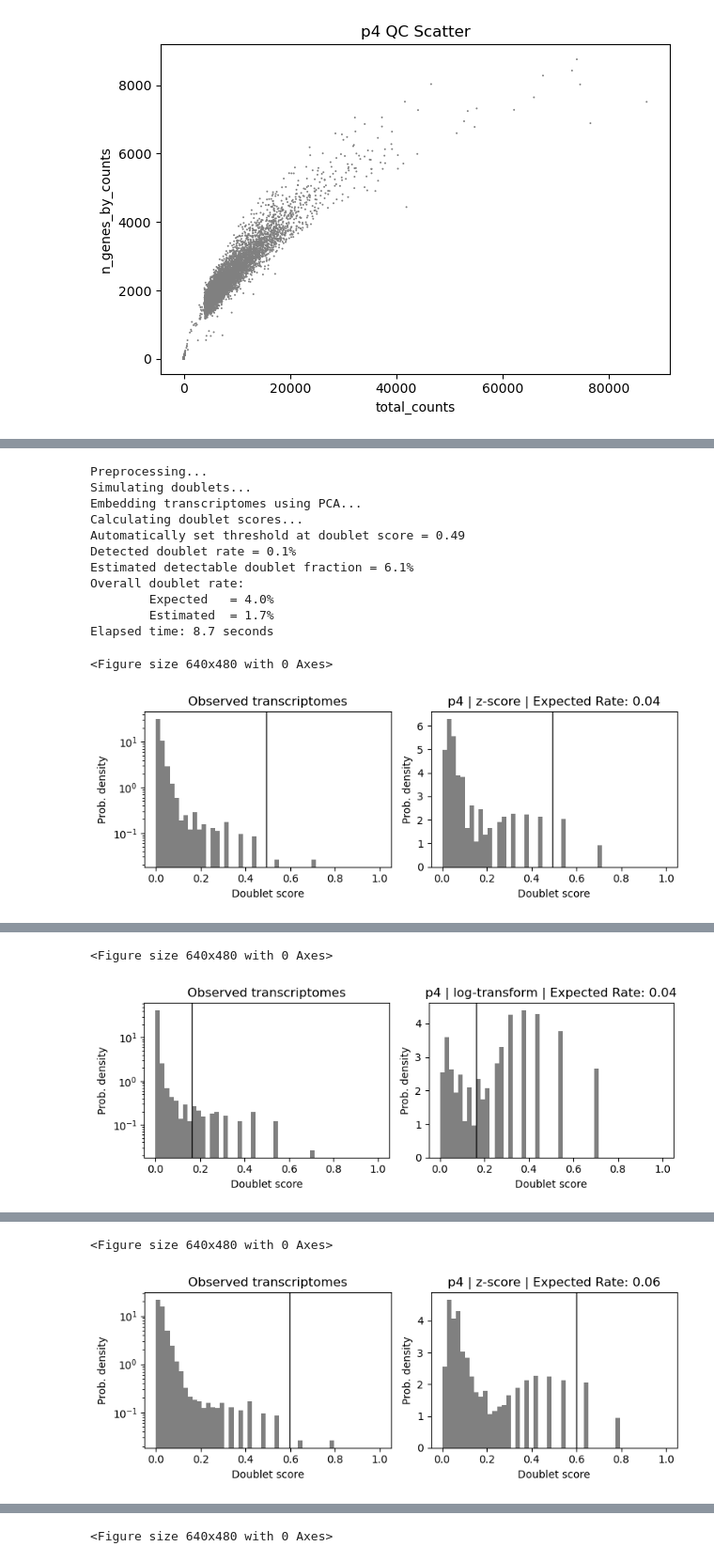
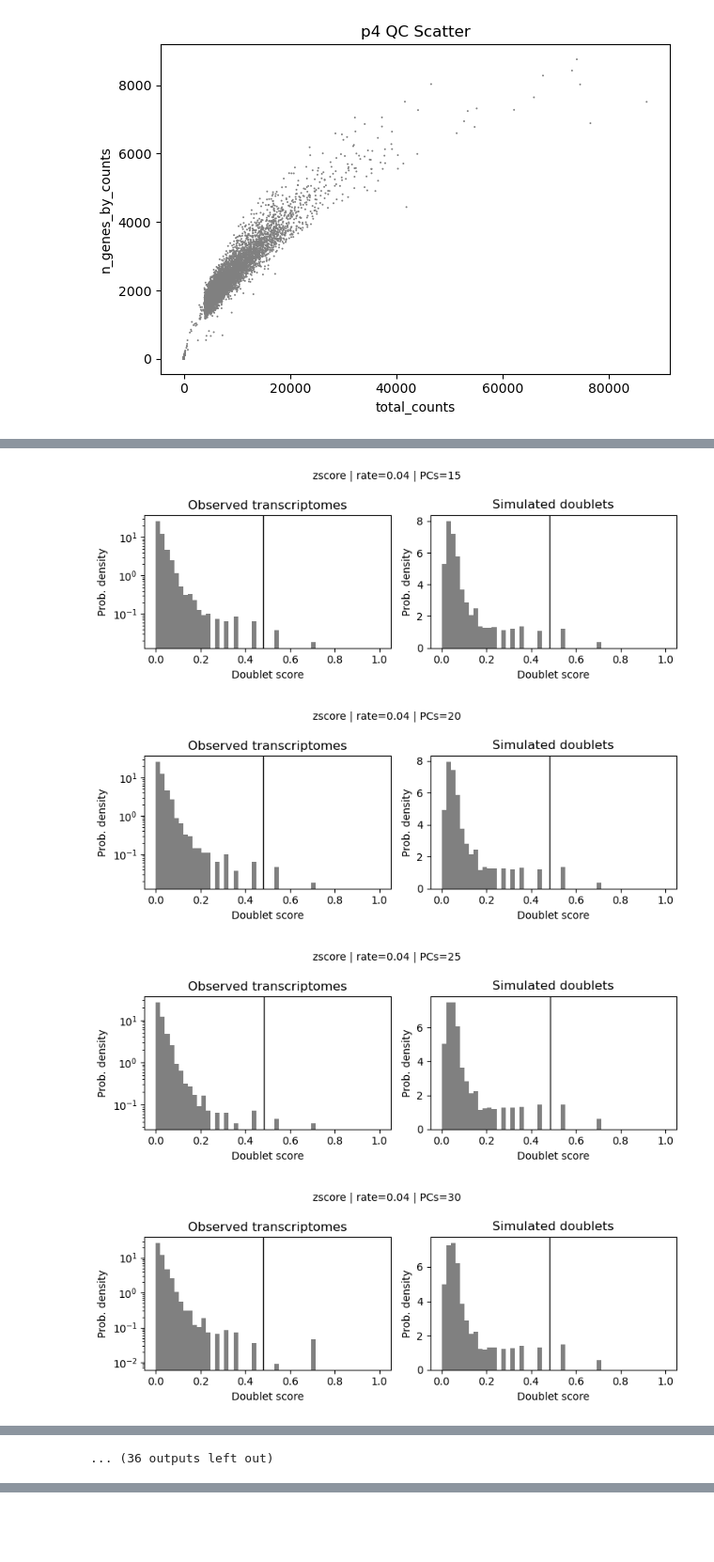
Before and after one commit to hunyei/combined_samples, a Jupyter notebook: p4/notebook/03_filtering_combining_samples.ipynb, the cells around one changed output, grey strips where cells are left out. Shown at 94% size. Saved outputs shown, nothing was run; the diff lists cells and outputs as text; code cells hidden in the pictures; blank space fills up the shorter version.

```diff
--- a/p4/notebook/03_filtering_combining_samples.ipynb
+++ b/p4/notebook/03_filtering_combining_samples.ipynb
@@ -56,39 +74,36 @@ sc.pp.filter_genes(p4_adata_egfp, min_cells=3)
 # %%
-#scrublet
-expected_rates = [0.04, 0.06, 0.08, 0.10]
-methods = ['zscore', 'log']
+adata = p4_adata_egfp
+expected_rates = (0.04, 0.06, 0.08, 0.10)
+pcs_list       = (15, 20, 25, 30, 35, 40)
+methods        = ('zscore', 'log')
+seed           = 13
+# --------------
 
-for name, adata in adatas.items():
-    counts_matrix = adata.X.copy()
-    if not isinstance(counts_matrix, np.ndarray):
-        counts_matrix = counts_matrix.toarray()
+M = adata.X if sparse.isspmatrix_csr(adata.X) else adata.X.tocsr()
+np.random.seed(seed)
 
-    for expected_rate in expected_rates:
-        for method in methods:
-            if method == 'zscore':
-                scrub = scr.Scrublet(counts_matrix, expected_doublet_rate=expected_rate)
-                doublet_scores, predicted_doublets = scrub.scrub_doublets(
-                    n_prin_comps=30,
-                    mean_center=True,
-                    normalize_variance=True,
-                    log_transform=False
+for method in methods:
+    for rate in expected_rates:
+        for pcs in pcs_list:
+            with redirect_stdout(io.StringIO()), redirect_stderr(io.StringIO()):
+                scrub = scr.Scrublet(M, expected_doublet_rate=rate)
+                scores, preds = scrub.scrub_doublets(
+                    n_prin_comps=pcs,
+                    mean_center=(method == 'zscore'),
+                    normalize_variance=(method == 'zscore'),
+                    log_transform=(method == 'log')
                 )
-                title = f"{name} | z-score | Expected Rate: {expected_rate}"
 
-            elif method == 'log':
-                scrub = scr.Scrublet(counts_matrix, expected_doublet_rate=expected_rate)
-                doublet_scores, predicted_doublets = scrub.scrub_doublets(
-                    n_prin_comps=30,
-                    mean_center=False,
-                    normalize_variance=False,
-                    log_transform=True
-                )
-                title = f"{name} | log-transform | Expected Rate: {expected_rate}"
+            # Let Scrublet create its own two-panel figure (observed + simulated)
+            scrub.plot_histogram()
 
-            # Show histogram for inspection
-            plt.figure()
-            scrub.plot_histogram()
-            plt.title(title)
+            # Add a concise descriptor to that figure
+            fig = plt.gcf()
+            fig.suptitle(f"{method} | rate={rate} | PCs={pcs}", y=0.98, fontsize=10)
+            fig.tight_layout()
             plt.show()
-            plt.close()
 # %% [output]
+[figure, new version]
+[figure, new version]
+[figure, new version]
+[figure, new version]
@@ -95,13 +118 @@ for name, adata in adatas.items():
-Preprocessing...
-Simulating doublets...
-Embedding transcriptomes using PCA...
-Calculating doublet scores...
-Automatically set threshold at doublet score = 0.49
-Detected doublet rate = 0.1%
-Estimated detectable doublet fraction = 6.1%
-Overall doublet rate:
-        Expected   = 4.0%
-        Estimated  = 1.7%
-Elapsed time: 8.7 seconds
+... (36 outputs left out)
-<Figure size 640x480 with 0 Axes>
-[figure, old version]
@@ -119,2 +118,0 @@ Elapsed time: 5.5 seconds
-<Figure size 640x480 with 0 Axes>
-[figure, old version]
@@ -132,2 +118,0 @@ Elapsed time: 9.3 seconds
-<Figure size 640x480 with 0 Axes>
-[figure, old version]
@@ -145 +118,0 @@ Elapsed time: 5.7 seconds
-<Figure size 640x480 with 0 Axes>
```
Also changed, not shown: parts of 13 cells of this notebook, 19 other files.
